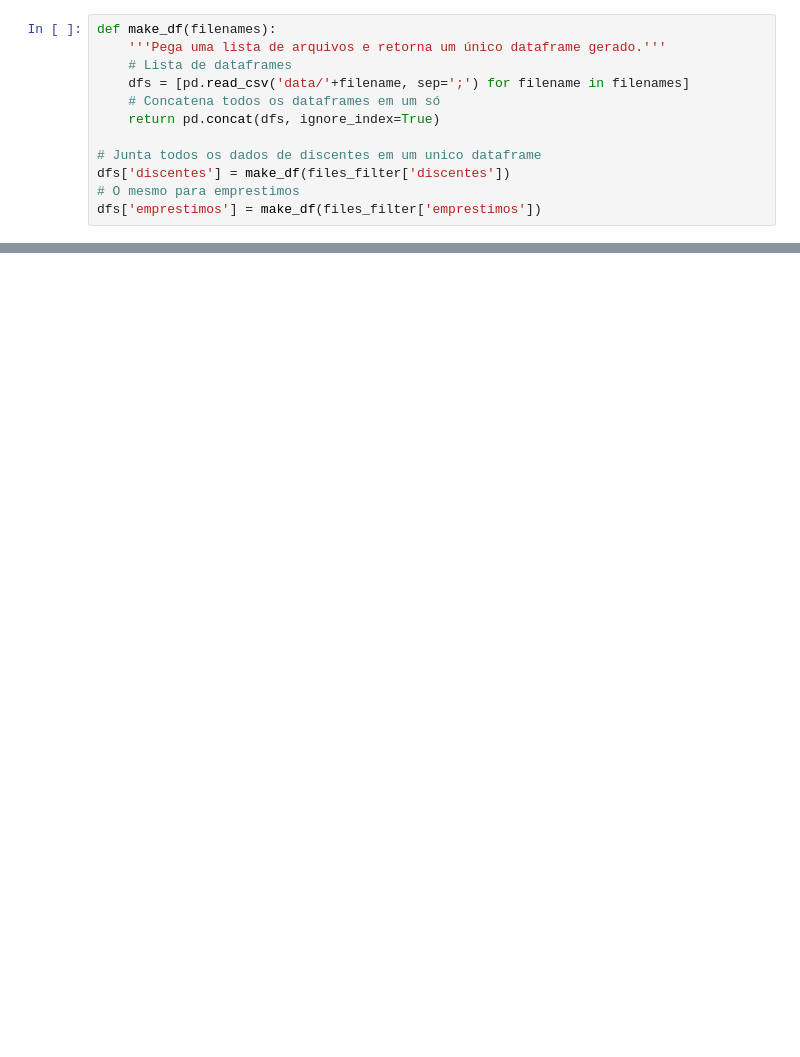
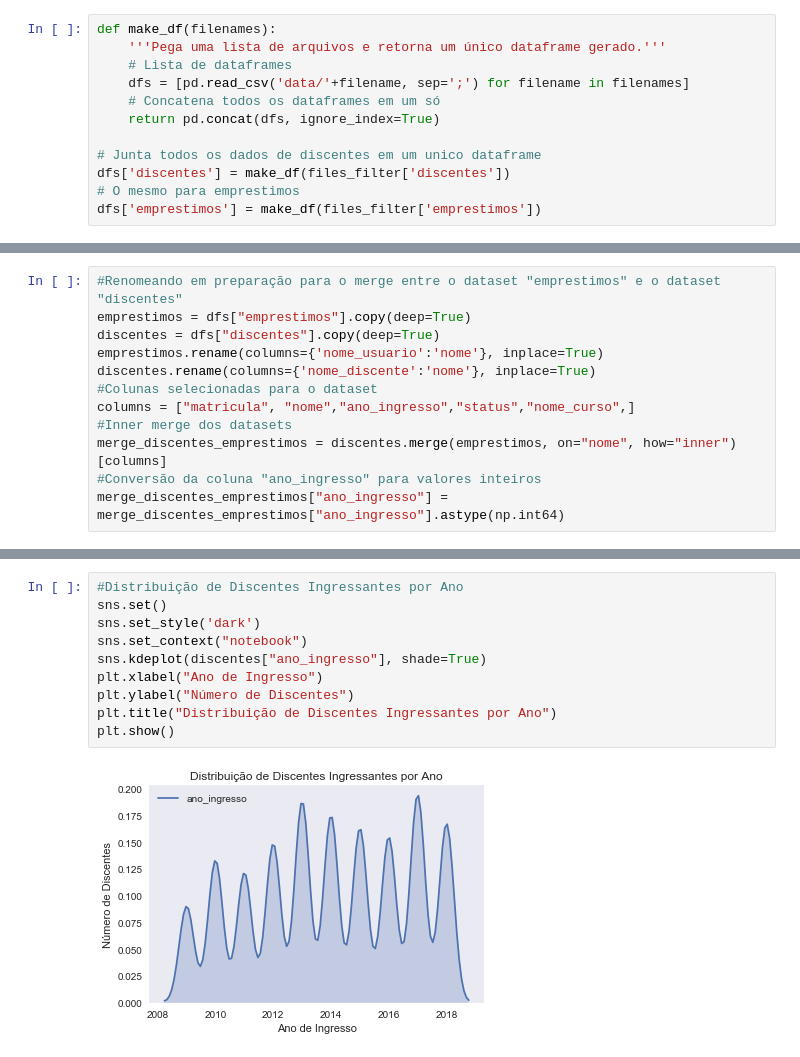
Before and after one commit to alvarofpp/imd0905-acervo-biblioteca, a Jupyter notebook: main.ipynb, the cells around one changed output, grey strips where cells are left out. Saved outputs shown, nothing was run; the diff lists cells and outputs as text; blank space fills up the shorter version.

```diff
--- a/main.ipynb
+++ b/main.ipynb
@@ -45,0 +83,12 @@ dfs['emprestimos'] = make_df(files_filter['emprestimos'])
+# %%
+#Renomeando em preparação para o merge entre o dataset "emprestimos" e o dataset "discentes"
+emprestimos = dfs["emprestimos"].copy(deep=True)
+discentes = dfs["discentes"].copy(deep=True)
+emprestimos.rename(columns={'nome_usuario':'nome'}, inplace=True)
+discentes.rename(columns={'nome_discente':'nome'}, inplace=True)
+#Colunas selecionadas para o dataset
+columns = ["matricula", "nome","ano_ingresso","status","nome_curso",]
+#Inner merge dos datasets
+merge_discentes_emprestimos = discentes.merge(emprestimos, on="nome", how="inner")[columns]
+#Conversão da coluna "ano_ingresso" para valores inteiros
+merge_discentes_emprestimos["ano_ingresso"] = merge_discentes_emprestimos["ano_ingresso"].astype(np.int64)
@@ -45,0 +100,12 @@ dfs['emprestimos'] = make_df(files_filter['emprestimos'])
+# %%
+#Distribuição de Discentes Ingressantes por Ano
+sns.set()
+sns.set_style('dark')
+sns.set_context("notebook")
+sns.kdeplot(discentes["ano_ingresso"], shade=True)
+plt.xlabel("Ano de Ingresso")
+plt.ylabel("Número de Discentes")
+plt.title("Distribuição de Discentes Ingressantes por Ano")
+plt.show()
+# %% [output]
+[figure, added]
```
Also changed, not shown: parts of 32 cells of this notebook, 1 other file.
